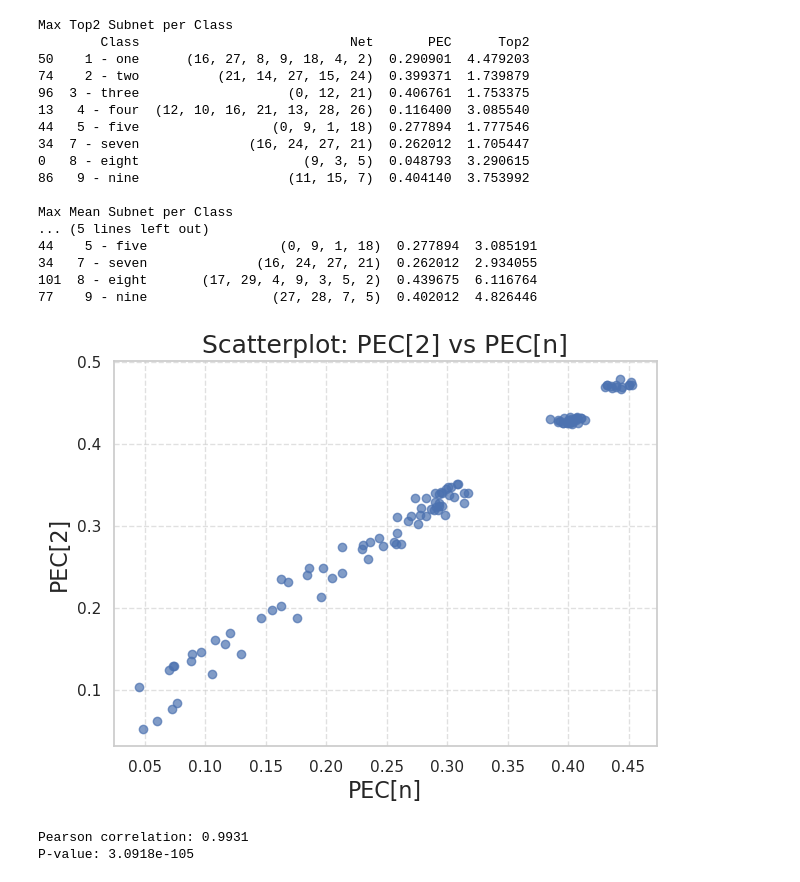
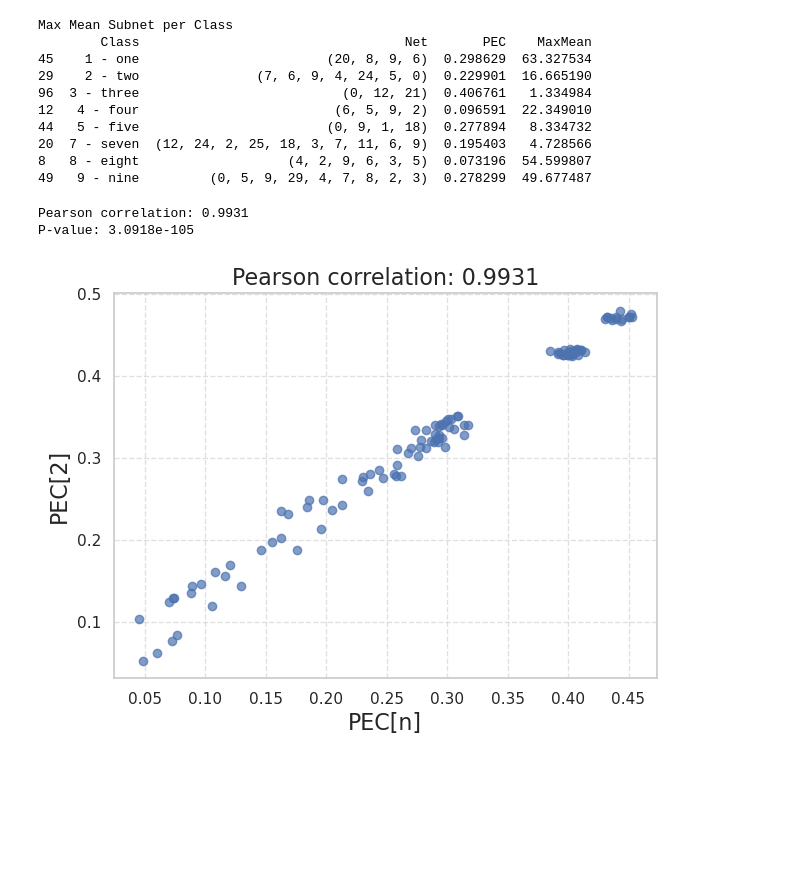
Before and after one commit to principelab/multipec-core, a Jupyter notebook: notebooks/cnn_class_specificity.ipynb, the cells around one changed output. Drawn from its saved outputs; the diff is of its cells as text; code cells hidden in the pictures; blank space fills up the shorter version.

```diff
--- a/notebooks/cnn_class_specificity.ipynb
+++ b/notebooks/cnn_class_specificity.ipynb
@@ -27,7 +27,9 @@ def compute_class_specificity(df):
     delta_cols = [col for col in df.columns if col.startswith("Δ")]
     max_abs_delta = df[delta_cols].abs().max(axis=1)
     mean_abs_delta = df[delta_cols].abs().mean(axis=1)
-    return max_abs_delta / mean_abs_delta
+    weighted_specificity = (max_abs_delta / mean_abs_delta) * max_abs_delta
+
+    return weighted_specificity
 
 
 # Container for class specificity values
@@ -58,7 +60,7 @@ sns.violinplot(x="PEC", y="Class Specificity", data=specificity_df, inner=None,
 sns.stripplot(x="PEC", y="Class Specificity", data=specificity_df, color="black", size=4, jitter=0.2)
 
 plt.title("Class Specificity Across Pruning Ranges")
-plt.ylabel("Class Specificity (max ΔA / mean |ΔA|)")
+plt.ylabel("Class Specificity (max|ΔA| / mean|ΔA|)")
 plt.grid(axis='y', linestyle='--', alpha=0.5)
 plt.tight_layout()
 plt.show()
@@ -211,58 +273,44 @@ Quadratic R²: 0.0309
 # %%
-def extract_class_specific_nets(df, metric="Top2"):
+def extract_class_specific_nets(df, metric="MaxMean"):
     # Group by 'Class' and find row with max metric in each group
     idx = df.groupby('Class')[metric].idxmax()
     # Return the rows corresponding to those max metric values
     return df.loc[idx][['Class', 'Net', 'PEC', metric]]
 
-# Extract Top2 class-specific nets
-max_top2_subnet_df = extract_class_specific_nets(plot_df, metric="Top2")
-
 # Extract MaxMean class-specific nets
 max_mean_subnet_df = extract_class_specific_nets(plot_df, metric="MaxMean")
 
-print("\nMax Top2 Subnet per Class")
-print(max_top2_subnet_df)
-
 print("\nMax Mean Subnet per Class")
 print(max_mean_subnet_df)
 # %% [output]
-Max Top2 Subnet per Class
-        Class                           Net       PEC      Top2
-50    1 - one      (16, 27, 8, 9, 18, 4, 2)  0.290901  4.479203
-74    2 - two          (21, 14, 27, 15, 24)  0.399371  1.739879
-96  3 - three                   (0, 12, 21)  0.406761  1.753375
-13   4 - four  (12, 10, 16, 21, 13, 28, 26)  0.116400  3.085540
-44   5 - five                 (0, 9, 1, 18)  0.277894  1.777546
-34  7 - seven              (16, 24, 27, 21)  0.262012  1.705447
-0   8 - eight                     (9, 3, 5)  0.048793  3.290615
-86   9 - nine                   (11, 15, 7)  0.404140  3.753992
-
 Max Mean Subnet per Class
-... (5 lines left out)
-44    5 - five                 (0, 9, 1, 18)  0.277894  3.085191
-34   7 - seven              (16, 24, 27, 21)  0.262012  2.934055
-101  8 - eight       (17, 29, 4, 9, 3, 5, 2)  0.439675  6.116764
-77    9 - nine                (27, 28, 7, 5)  0.402012  4.826446
+        Class                                  Net       PEC    MaxMean
+45    1 - one                        (20, 8, 9, 6)  0.298629  63.327534
+29    2 - two               (7, 6, 9, 4, 24, 5, 0)  0.229901  16.665190
+96  3 - three                          (0, 12, 21)  0.406761   1.334984
+12   4 - four                         (6, 5, 9, 2)  0.096591  22.349010
+44   5 - five                        (0, 9, 1, 18)  0.277894   8.334732
+20  7 - seven  (12, 24, 2, 25, 18, 3, 7, 11, 6, 9)  0.195403   4.728566
+8   8 - eight                   (4, 2, 9, 6, 3, 5)  0.073196  54.599807
+49   9 - nine         (0, 5, 9, 29, 4, 7, 8, 2, 3)  0.278299  49.677487
 # %%
-from scipy.stats import pearsonr
 sns.set(style="whitegrid")
+
+# Pearson correlation
+corr, p_value = pearsonr(plot_df['PEC'], plot_df['PairPEC'])
+print(f"Pearson correlation: {corr:.4f}")
+print(f"P-value: {p_value:.4e}")
 
 # Scatter plot: PairPEC vs PEC
 plt.figure(figsize=(7, 5))
 plt.scatter(plot_df['PEC'], plot_df['PairPEC'], alpha=0.7)
 plt.xlabel('PEC[n]', fontsize=16)
 plt.ylabel('PEC[2]', fontsize=16)
-plt.title('Scatterplot: PEC[2] vs PEC[n]', fontsize=18)
+plt.title(f"Pearson correlation: {corr:.4f}", fontsize=16)
 plt.grid(True, linestyle="--", alpha=0.6)
 plt.savefig(figures_folder / "pec_pairpec_scatter.png", bbox_inches='tight', dpi=300)
 plt.show()
-
-# Pearson correlation
-corr, p_value = pearsonr(plot_df['PEC'], plot_df['PairPEC'])
-print(f"Pearson correlation: {corr:.4f}")
-print(f"P-value: {p_value:.4e}")
 # %% [output]
+Pearson correlation: 0.9931
+P-value: 3.0918e-105
-[figure, old version]
+[figure, new version]
-Pearson correlation: 0.9931
-P-value: 3.0918e-105
```
Also changed, not shown: parts of 3 cells of this notebook.
